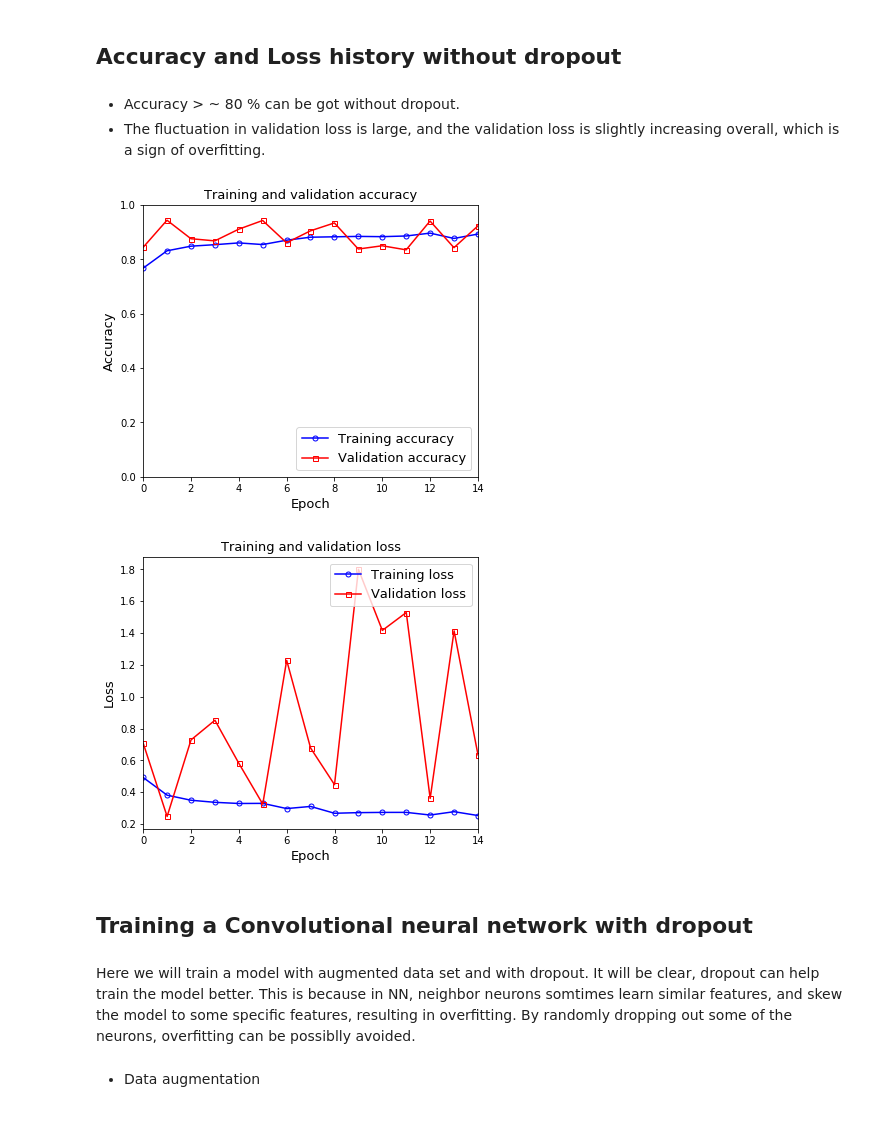
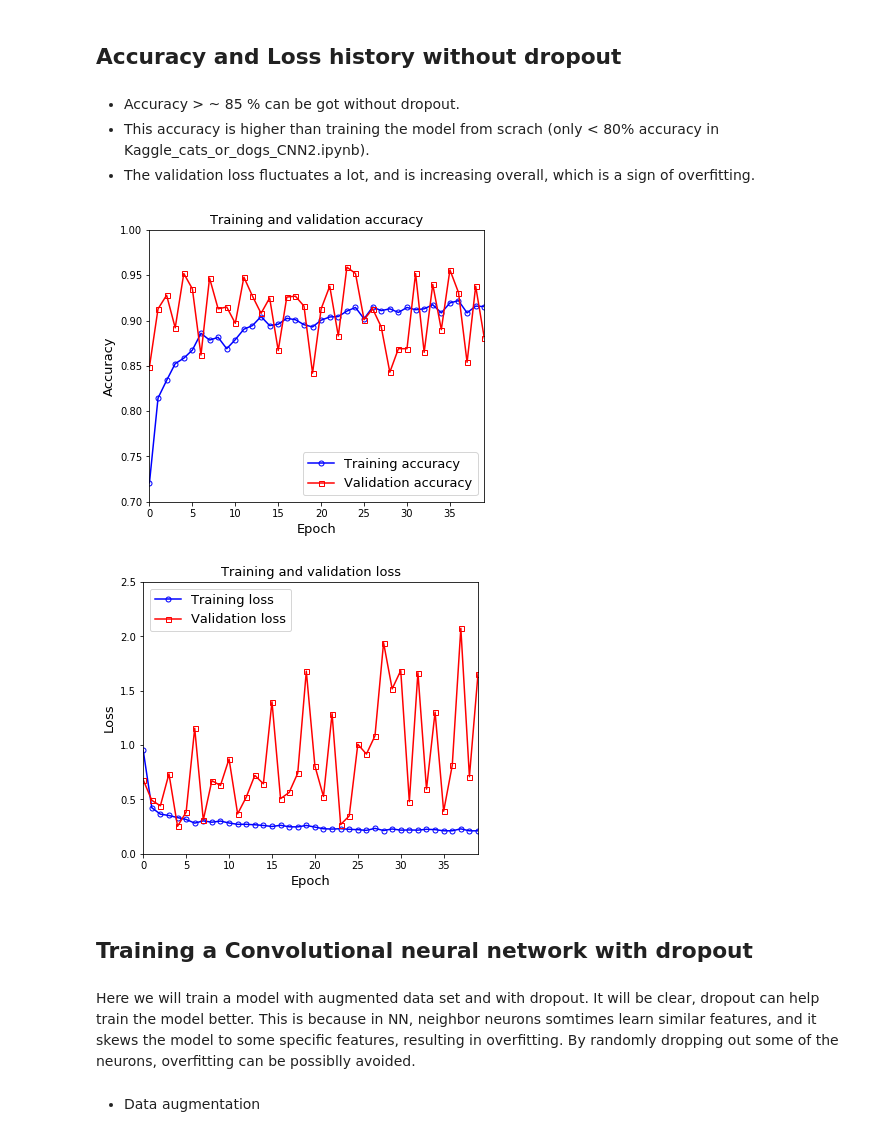
Before and after one commit to johanzhuohan/Tensor_flow_projects, a Jupyter notebook: Computer_vision/Kaggle_cats_or_dogs_CNN3.ipynb, the cells around one changed output. Drawn from its saved outputs; the diff is of its cells as text; code cells hidden in the pictures.

```diff
--- a/Computer_vision/Kaggle_cats_or_dogs_CNN3.ipynb
+++ b/Computer_vision/Kaggle_cats_or_dogs_CNN3.ipynb
@@ -119,11 +116,11 @@ Here we will train a model with augmented data set, but without dropout.
 # %%
 # Flatten the output layer to 1 dimension
 x = layers.Flatten()(last_output)
-# Add a fully connected layer with 1,024 hidden units and ReLU activation
+# Add a fully connected layer with ReLU activation
 x = layers.Dense(1024, activation='relu')(x)
 # Add a final sigmoid layer for classification
 x = layers.Dense  (1, activation='sigmoid')(x)
 
-model = Model( pre_trained_model.input, x)
+model1 = Model( pre_trained_model.input, x)
 # %% [markdown]
 * Set the optimizer and the loss function
@@ -131,7 +127,7 @@ model = Model( pre_trained_model.input, x)
 # %%
 from tensorflow.keras.optimizers import RMSprop
 
-model.compile(loss='binary_crossentropy',
+model1.compile(loss='binary_crossentropy',
               optimizer=RMSprop(lr=0.001),
               metrics=['acc'])
 # %% [markdown]
@@ -164,7 +160,7 @@ Found 1000 images belonging to 2 classes.
 # %% [markdown]
 * Training without dropout
 # %%
-history = model.fit_generator(train_generator,
+history1 = model1.fit_generator(train_generator,
                               validation_data=validation_generator,
                               steps_per_epoch=100,
                               epochs=40,
@@ -191,48 +187,49 @@ Epoch 20/40
 # %% [markdown]
 ## Accuracy and Loss history without dropout
 # %% [markdown]
-* Accuracy > ~ 80 % can be got without dropout.
-* The fluctuation in validation loss is large, and the validation loss is slightly increasing overall, which is a sign of overfitting.
+* Accuracy > ~ 85 % can be got without dropout.
+* This accuracy is higher than training the model from scrach (only < 80% accuracy in Kaggle_cats_or_dogs_CNN2.ipynb).
+* The validation loss fluctuates a lot, and is increasing overall, which is a sign of overfitting.
 # %%
 import matplotlib.pyplot as plt
 
-acc = history.history[ 'acc' ]
-val_acc = history.history[ 'val_acc' ]
-loss = history.history[ 'loss' ]
-val_loss = history.history['val_loss' ]
+acc = history1.history[ 'acc' ]
+val_acc = history1.history[ 'val_acc' ]
+loss = history1.history[ 'loss' ]
+val_loss = history1.history['val_loss' ]
 
 epochs = range(len(acc)) # Get number of epochs
 
 markers = 5
 font = 13
 # Accuracy
 fig, ax = plt.subplots(figsize = (6,5))
 ax.plot  ( epochs, acc, 'bo-', label='Training accuracy', markerfacecolor="None",markersize=markers )
 ax.plot  ( epochs, val_acc, 'rs-', label='Validation accuracy', markerfacecolor="None",markersize=markers )
 ax.set_title ('Training and validation accuracy', fontsize=font)
 ax.set_xlabel('Epoch', fontsize=font)
 ax.set_ylabel('Accuracy', fontsize=font)
-ax.set(xlim=[0,epochs[-1]], ylim=[0.0,1.0])
+ax.set(xlim=[0,epochs[-1]], ylim=[0.7,1.0])
 ax.legend(loc='lower right',frameon=True,fontsize=font)
 
 # Loss
 fig, ax = plt.subplots(figsize = (6,5))
 plt.plot  ( epochs, loss, 'bo-', label='Training loss', markerfacecolor="None",markersize=markers )
 plt.plot  ( epochs, val_loss, 'rs-', label='Validation loss', markerfacecolor="None",markersize=markers )
 plt.title ('Training and validation loss'   )
 ax.set_title ('Training and validation loss', fontsize=font)
 ax.set_xlabel('Epoch', fontsize=font)
 ax.set_ylabel('Loss', fontsize=font)
-ax.set(xlim=[0,epochs[-1]],ylim=[0,2.0])
-ax.legend(loc='upper right',frameon=True,fontsize=font)
+ax.set(xlim=[0,epochs[-1]],ylim=[0,2.5])
+ax.legend(loc='upper left',frameon=True,fontsize=font)
 plt.show()
 # %% [output]
-[figure, old version]
+[figure, new version]
-[figure, old version]
+[figure, new version]
 # %% [markdown]
 ## Training a Convolutional neural network with dropout
 # %% [markdown]
-Here we will train a model with augmented data set and with dropout. It will be clear, dropout can help train the model better. This is because in NN, neighbor neurons somtimes learn similar features, and skew the model to some specific features, resulting in overfitting. By randomly dropping out some of the neurons, overfitting can be possiblly avoided.
+Here we will train a model with augmented data set and with dropout. It will be clear, dropout can help train the model better. This is because in NN, neighbor neurons somtimes learn similar features, and it skews the model to some specific features, resulting in overfitting. By randomly dropping out some of the neurons, overfitting can be possiblly avoided.
 # %%
 x = layers.Flatten()(last_output)
 x = layers.Dense(1024, activation='relu')(x)
```
Also changed, not shown: parts of 8 cells of this notebook.
